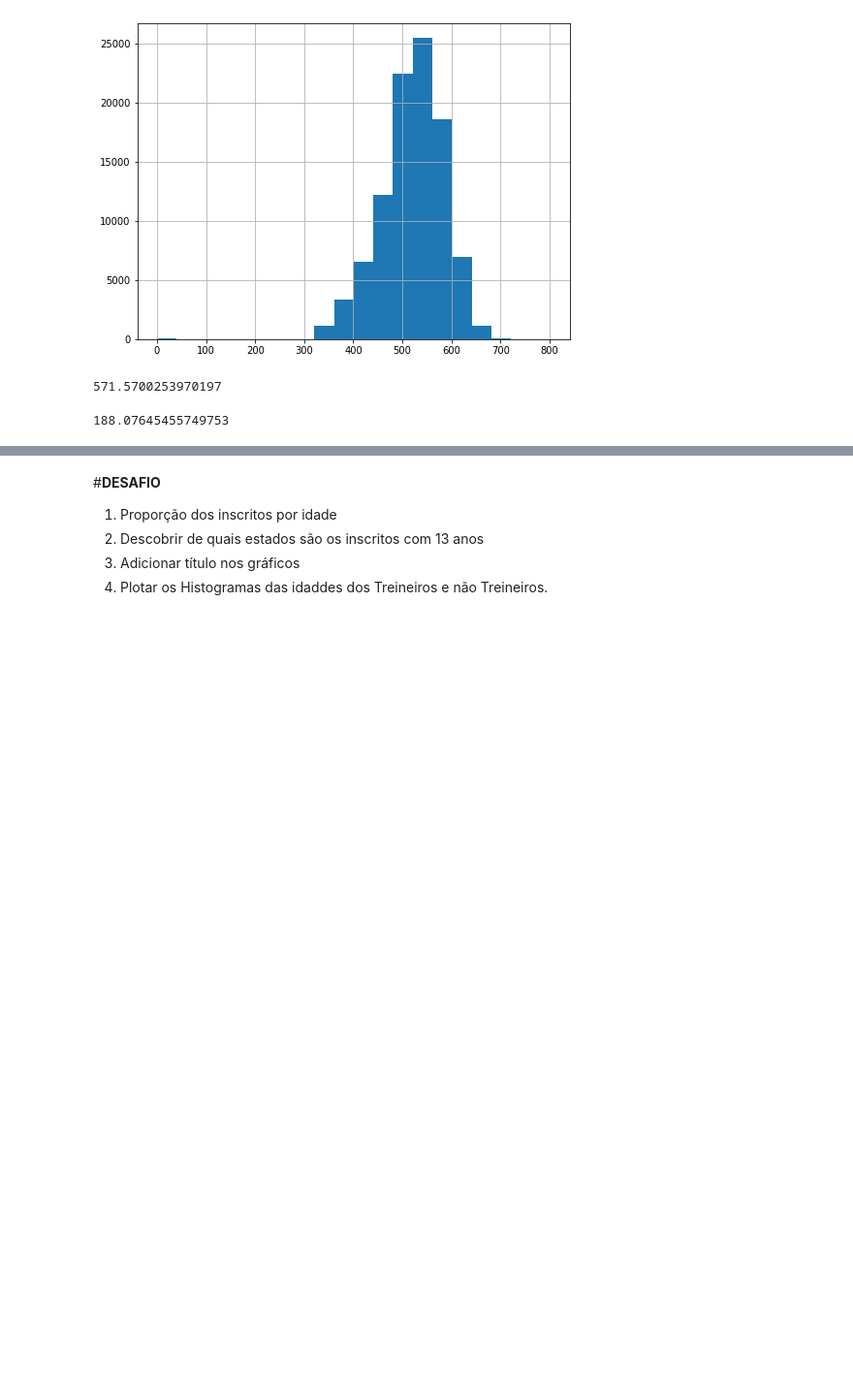
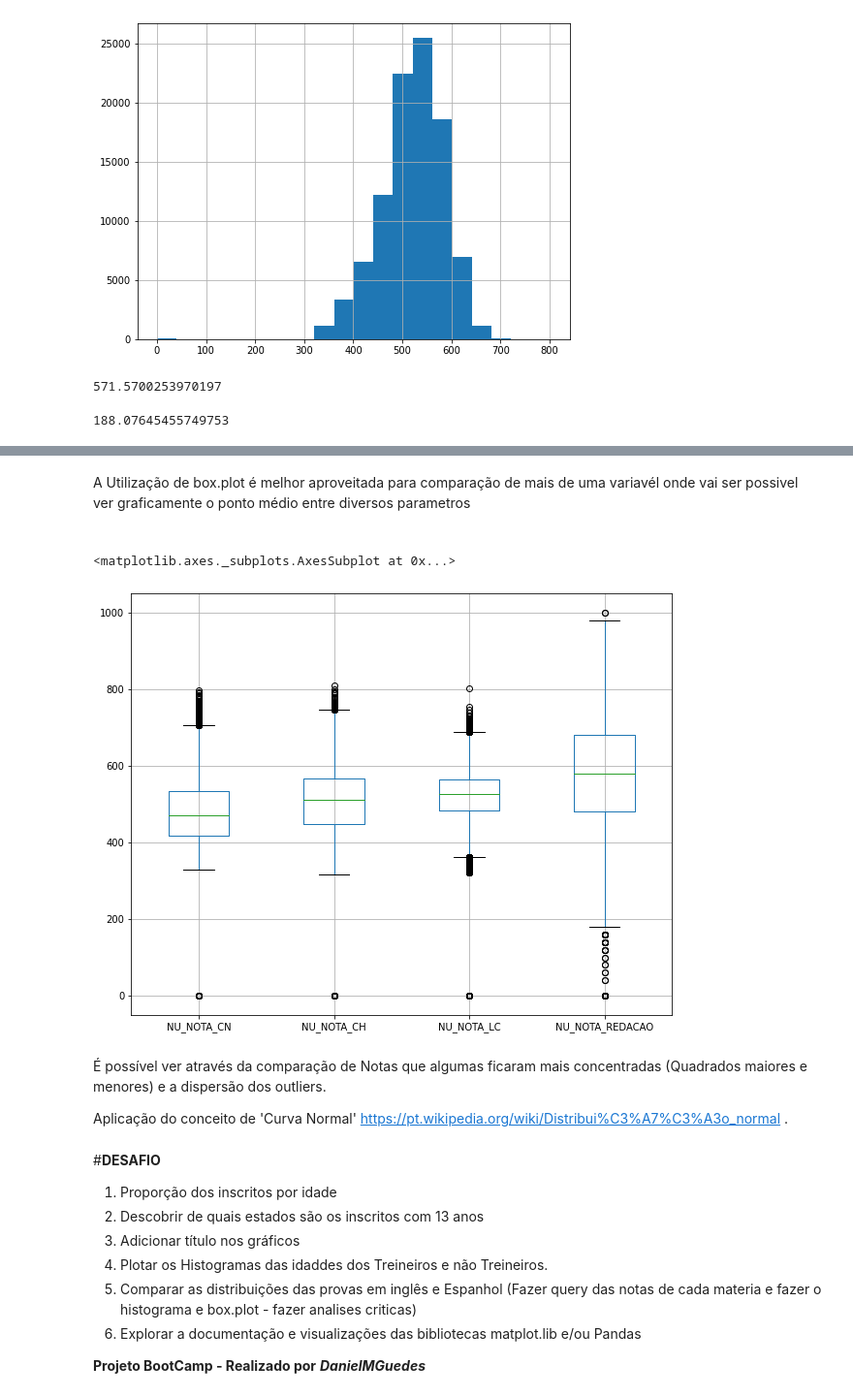
Before and after one commit to DanielMGuedes/Copia1_Trb_Big_Data, a Jupyter notebook: Imersão_de_Dados_(ENEM_2019)_Alura.ipynb, the cells around one changed output, grey strips where cells are left out. Shown at 97% size. Saved outputs shown, nothing was run; the diff lists cells and outputs as text; code cells hidden in the pictures; blank space fills up the shorter version.

```diff
--- a/Imersão_de_Dados_(ENEM_2019)_Alura.ipynb
+++ b/Imersão_de_Dados_(ENEM_2019)_Alura.ipynb
@@ -290,0 +294,7 @@ dados['NU_NOTA_REDACAO'].std()
+# %%
+# utilizar o (DESCRIBE DO PANDAS) para trazer várias análises automáticas
+provas =['NU_NOTA_CN', 'NU_NOTA_CH', 'NU_NOTA_LC', 'NU_NOTA_REDACAO']
+
+# depois de criar a variavel 'provas' ele trouxe vairias análises:
+#contagem(count) ; media(mean); Desvio Padrão(std); min; max; 1º,2ºe3ºQuartil
+dados[provas].describe()
@@ -291,6 +327,23 @@ dados['NU_NOTA_REDACAO'].std()
+# %% [markdown]
+A Utilização de box.plot é melhor aproveitada para comparação de mais de uma variavél onde vai ser possivel ver graficamente o ponto médio entre diversos parametros
+#
+# %%
+#Criar o gráfico comparando varias notas atraves de boxplot
+dados[provas].plot.box(grid = True, figsize=(10,8))
+# %% [output]
+<matplotlib.axes._subplots.AxesSubplot at 0x...>
+[figure, added]
+# %% [markdown]
+É possível ver através da comparação de Notas que algumas ficaram mais concentradas (Quadrados maiores e menores) e a dispersão dos outliers.
+
+Aplicação do conceito de 'Curva Normal' https://pt.wikipedia.org/wiki/Distribui%C3%A7%C3%A3o_normal  .
 # %% [markdown]
 #**DESAFIO**
 1. Proporção dos inscritos por idade
 2. Descobrir de quais estados são os inscritos com 13 anos
 3. Adicionar título nos gráficos
 4. Plotar os Histogramas das idaddes dos Treineiros e não Treineiros.
+5. Comparar as distribuições das provas em inglês e Espanhol (Fazer query das notas de cada materia e fazer o histograma e box.plot - fazer analises criticas)
+ 6. Explorar a documentação e visualizações das bibliotecas matplot.lib e/ou Pandas
+
+**Projeto BootCamp - Realizado por** ***DanielMGuedes***
```
Also changed, not shown: parts of 6 cells of this notebook.
